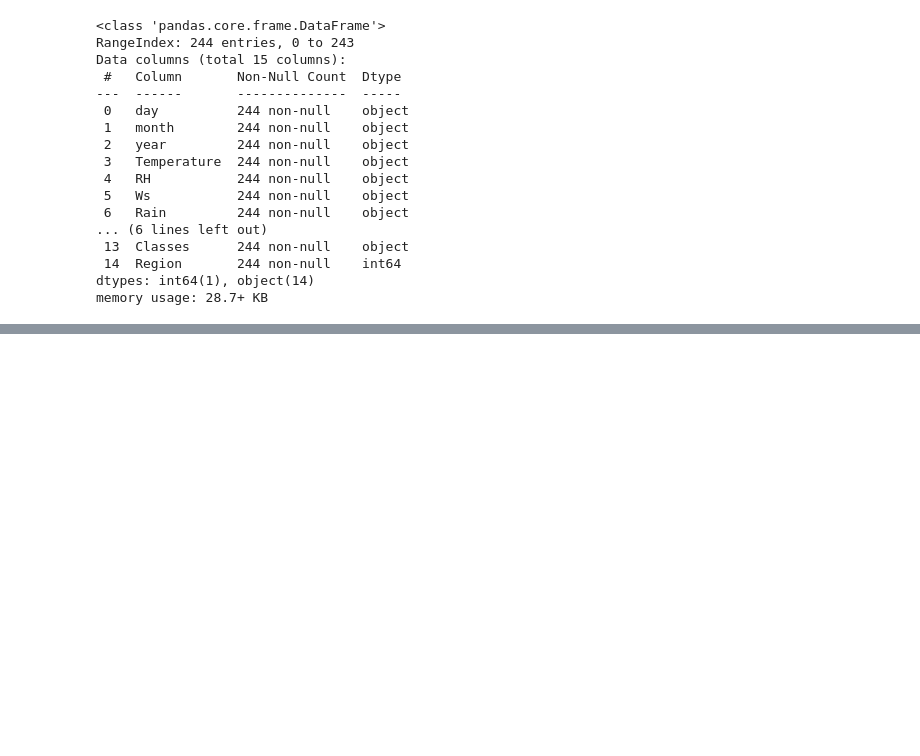
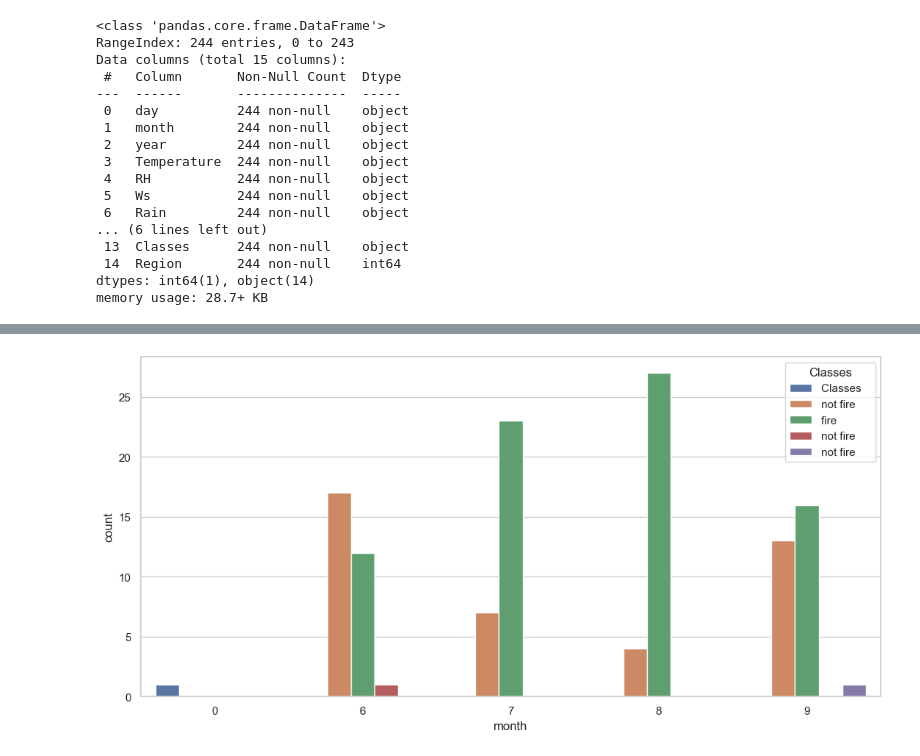
Before and after one commit to abhishekpr13/code, a Jupyter notebook: New_MLProject/EDA_Data.ipynb, the cells around one changed output, grey strips where cells are left out. Cells and saved outputs as stored; diff of their text form; code cells hidden in the pictures; blank space fills up the shorter version.

```diff
--- a/New_MLProject/EDA_Data.ipynb
+++ b/New_MLProject/EDA_Data.ipynb
@@ -224,0 +408,20 @@ ValueError: invalid literal for int() with base 10: 'day'
+# %%
+import matplotlib.pyplot as plt
+import seaborn as sns
+
+## Monthly fire analysis
+dftemp = df.loc[df['Region']==1]
+
+# Create a figure with a specific size
+plt.figure(figsize=(13, 6))
+
+# Set the style of the seaborn plot
+sns.set_style('whitegrid')
+
+# Plot the countplot
+sns.countplot(x='month', hue='Classes', data=dftemp)
+
+# Show the plot
+plt.show()
+# %% [output]
+[figure, added]
```
Also changed, not shown: parts of 24 cells of this notebook, 2 other files.
